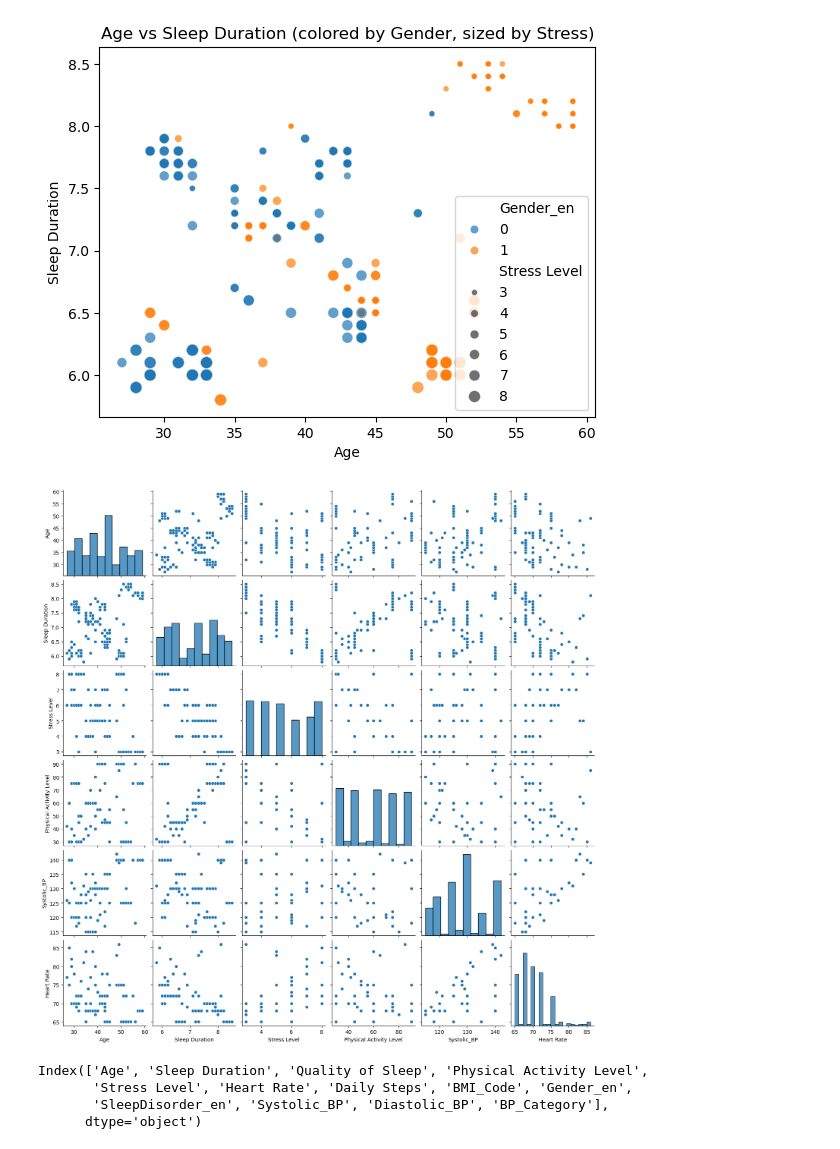
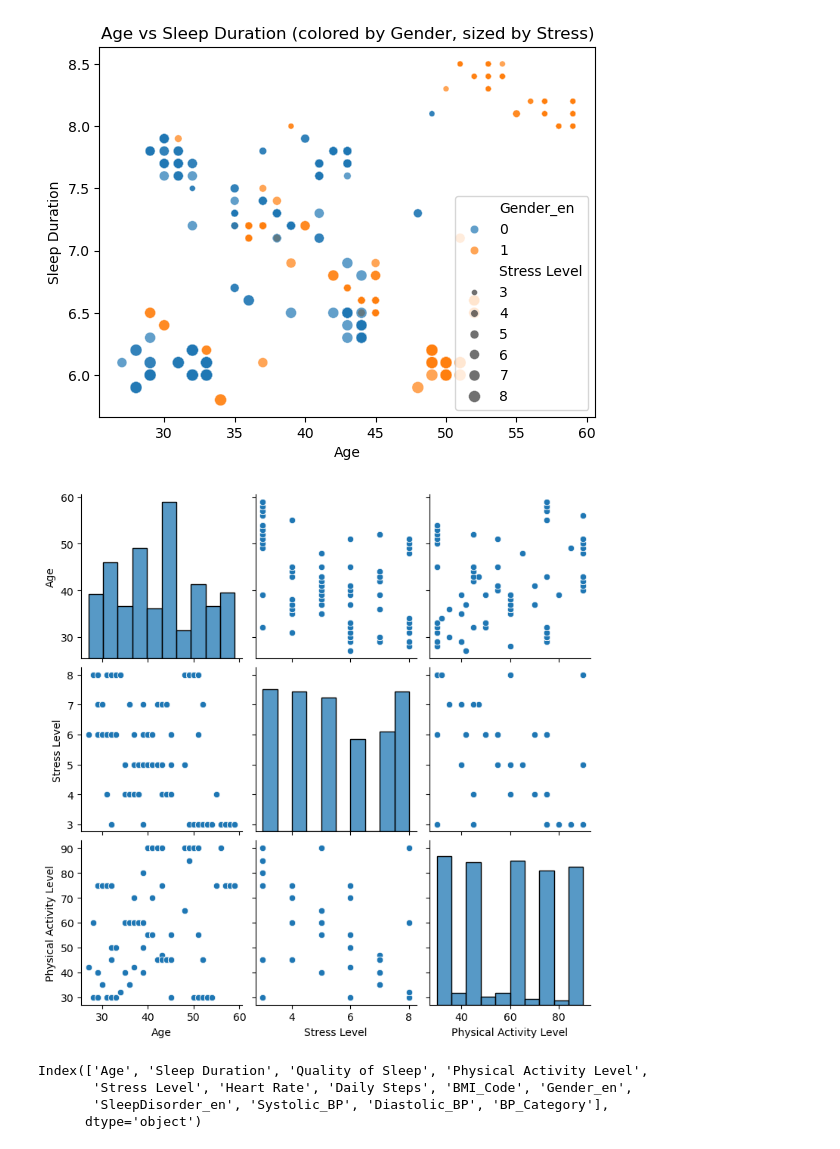
Before and after one commit to priscillanzula/Regression_-Models, a Jupyter notebook: Lifestyle_diseases.ipynb, the cells around one changed output. Saved outputs shown, nothing was run; the diff lists cells and outputs as text; code cells hidden in the pictures.

```diff
--- a/Lifestyle_diseases.ipynb
+++ b/Lifestyle_diseases.ipynb
@@ -372,10 +372,10 @@ plt.show()
 # %% [output]
 [figure]
 # %%
-sns.pairplot(df[['Age','Sleep Duration','Stress Level','Physical Activity Level','Systolic_BP','Heart Rate']])
+sns.pairplot(df[['Age','Stress Level','Physical Activity Level','BP_Category']])
 plt.show()
 # %% [output]
-[figure, old version]
+[figure, new version]
 # %%
 df.columns
 # %% [output]
```
Also changed, not shown: parts of 4 cells of this notebook.
